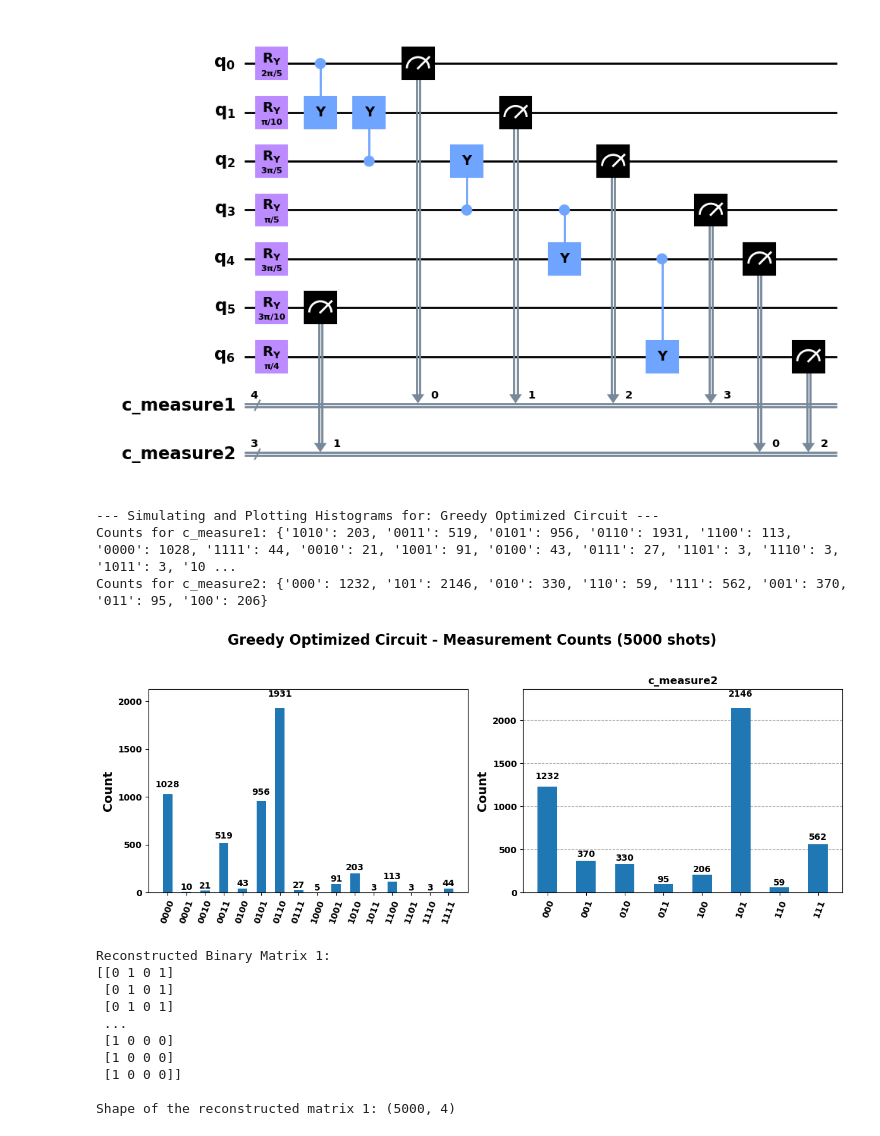
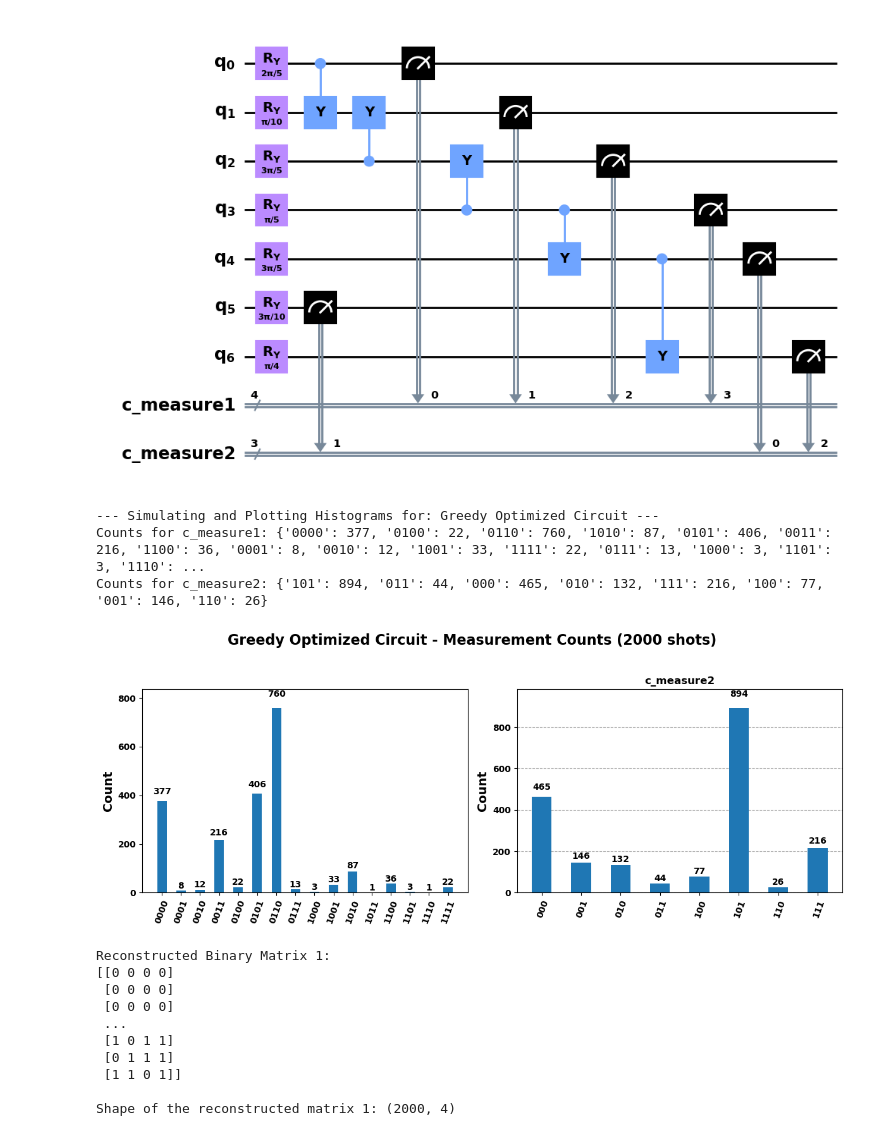
Before and after one commit to cailab-tamu/QuantumXCT, a Jupyter notebook: python/qSim_cell_chat.ipynb, the cells around one changed output. Cells and saved outputs as stored; diff of their text form; code cells hidden in the pictures.

```diff
--- a/python/qSim_cell_chat.ipynb
+++ b/python/qSim_cell_chat.ipynb
@@ -106,12 +106,12 @@ circuit_xct_cnot.draw(output="mpl", style="clifford", fold=40,  scale = 1.0)
 findfont: Font family ['DejaVu Sans Display'] not found. Falling back to DejaVu Sans.
 [figure]
 # %%
-counts_measure1, counts_measure2 = plot_measurement_histograms(circuit_xct_cnot, nshots=5000, title_prefix="Greedy Optimized Circuit")
+counts_measure1, counts_measure2 = plot_measurement_histograms(circuit_xct_cnot, nshots=2000, title_prefix="Greedy Optimized Circuit")
 # %% [output]
 --- Simulating and Plotting Histograms for: Greedy Optimized Circuit ---
-Counts for c_measure1: {'1010': 203, '0011': 519, '0101': 956, '0110': 1931, '1100': 113, '0000': 1028, '1111': 44, '0010': 21, '1001': 91, '0100': 43, '0111': 27, '1101': 3, '1110': 3, '1011': 3, '10 ...
-Counts for c_measure2: {'000': 1232, '101': 2146, '010': 330, '110': 59, '111': 562, '001': 370, '011': 95, '100': 206}
+Counts for c_measure1: {'0000': 377, '0100': 22, '0110': 760, '1010': 87, '0101': 406, '0011': 216, '1100': 36, '0001': 8, '0010': 12, '1001': 33, '1111': 22, '0111': 13, '1000': 3, '1101': 3, '1110': ...
+Counts for c_measure2: {'101': 894, '011': 44, '000': 465, '010': 132, '111': 216, '100': 77, '001': 146, '110': 26}
-[figure, old version]
+[figure, new version]
 # %%
 import numpy as np
 
@@ -157,15 +157,15 @@ print(reconstructed_matrix)
 print("\nShape of the reconstructed matrix 1:", reconstructed_matrix.shape)
 # %% [output]
 Reconstructed Binary Matrix 1:
-[[0 1 0 1]
- [0 1 0 1]
- [0 1 0 1]
+[[0 0 0 0]
+ [0 0 0 0]
+ [0 0 0 0]
  ...
- [1 0 0 0]
- [1 0 0 0]
- [1 0 0 0]]
+ [1 0 1 1]
+ [0 1 1 1]
+ [1 1 0 1]]
 
-Shape of the reconstructed matrix 1: (5000, 4)
+Shape of the reconstructed matrix 1: (2000, 4)
 # %%
 # Reconstruct the matrix
 reconstructed_matrix2 = create_binary_matrix(counts_measure2)
```
Also changed, not shown: parts of 9 cells of this notebook.
